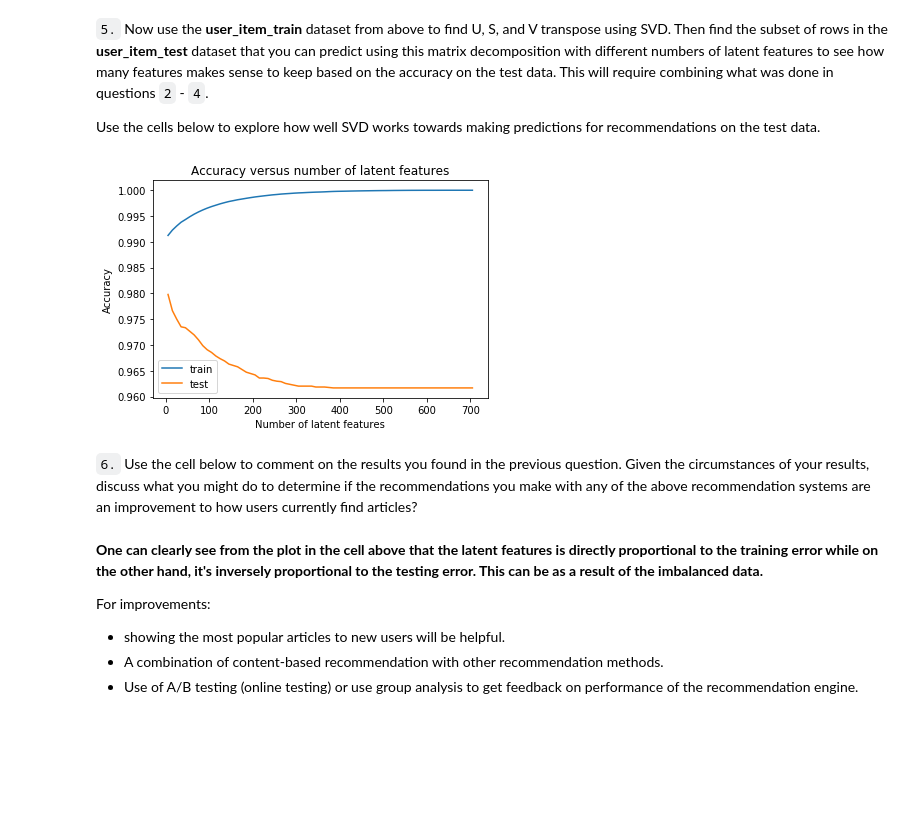
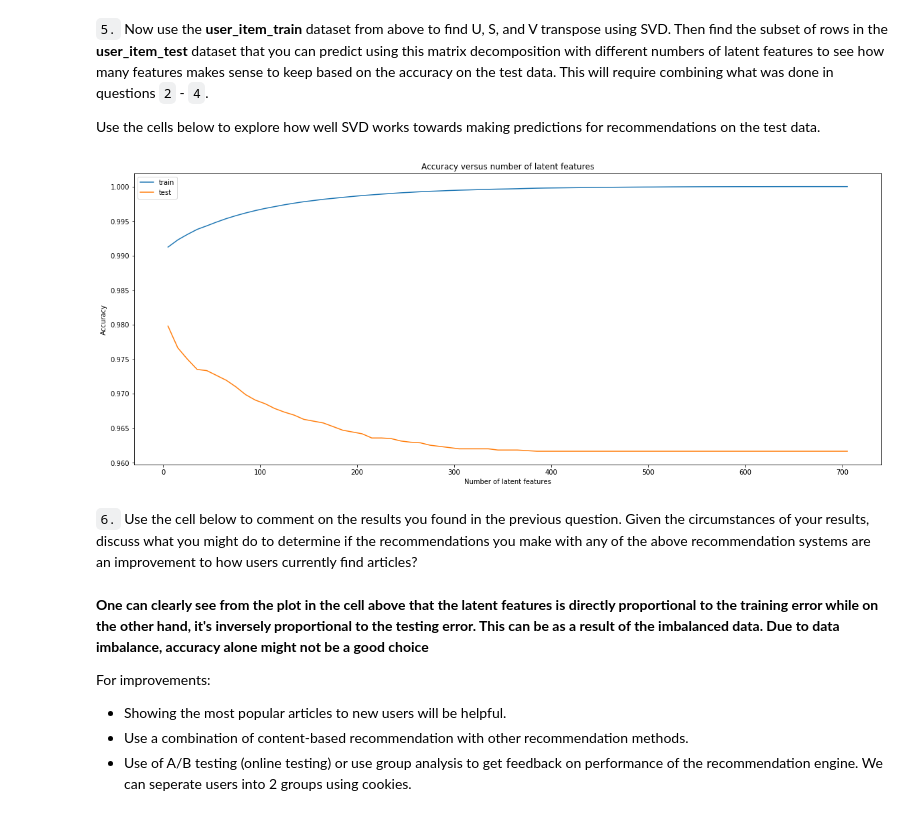
Before and after one commit to foskyblue/ibm_recommendation_engine, a Jupyter notebook: recommendations_with_IBM.ipynb, the cells around one changed output. Saved outputs shown, nothing was run; the diff lists cells and outputs as text; code cells hidden in the pictures; blank space fills up the shorter version.

```diff
--- a/recommendations_with_IBM.ipynb
+++ b/recommendations_with_IBM.ipynb
@@ -762,8 +783,8 @@ def create_test_train_user_item(df_train, df_test):
     user_item_train = create_user_item_matrix(df_train)
     user_item_test = create_user_item_matrix(df_test)
 
-    test_idx = list(user_item_test.index)
-    test_arts = list(user_item_test.columns)
+    test_idx = user_item_test.index.values
+    test_arts = user_item_test.columns.values
 
     return user_item_train, user_item_test, test_idx, test_arts
 
@@ -834,27 +859,28 @@ for k in num_latent_feat: #iterate thru number of latent features to get predict
 # %%
 # error plots
 
 numerator_train = np.array(sum_train_errors)
-denominator_train = user_item_train.shape[0]*user_item_train.shape[1]
+denominator_train = user_item_train.shape[0] * user_item_train.shape[1]
 
 numerator_test = np.array(sum_test_errors)
-denominator_test = user_item_test.shape[0]*user_item_test.shape[1]
+denominator_test = user_item_test.shape[0] * user_item_test.shape[1]
 
-plt.plot(num_latent_feat, 1 - (numerator_train/denominator_train), label='train');
-plt.plot(num_latent_feat, 1 - (numerator_test/denominator_test), label='test');
+plt.figure(figsize=(20,8))
+plt.plot(num_latent_feat, 1-(numerator_train/denominator_train), label='train');
+plt.plot(num_latent_feat, 1-(numerator_test/denominator_test), label='test');
 plt.legend(loc='best')
 plt.xlabel('Number of latent features');
 plt.ylabel('Accuracy');
 plt.title('Accuracy versus number of latent features');
 plt.show();
 # %% [output]
-[figure, old version]
+[figure, new version]
 # %% [markdown]
 `6.` Use the cell below to comment on the results you found in the previous question. Given the circumstances of your results, discuss what you might do to determine if the recommendations you make with any of the above recommendation systems are an improvement to how users currently find articles?
 # %% [markdown]
-**One can clearly see from the plot in the cell above that the latent features is directly proportional to the training error while on the other hand, it's inversely proportional to the testing error. This can be as a result of the imbalanced data.**
+**One can clearly see from the plot in the cell above that the latent features is directly proportional to the training error while on the other hand, it's inversely proportional to the testing error. This can be as a result of the imbalanced data. Due to data imbalance, accuracy alone might not be a good choice**
 
 For improvements:
-* showing the most popular articles to new users will be helpful.
-* A combination of content-based recommendation with other recommendation methods.
-* Use of A/B testing (online testing) or use group analysis to get feedback on performance of the recommendation engine.
+* Showing the most popular articles to new users will be helpful.
+* Use a combination of content-based recommendation with other recommendation methods.
+* Use of A/B testing (online testing) or use group analysis to get feedback on performance of the recommendation engine. We can seperate users into 2 groups using cookies.
```
Also changed, not shown: parts of 19 cells of this notebook.
